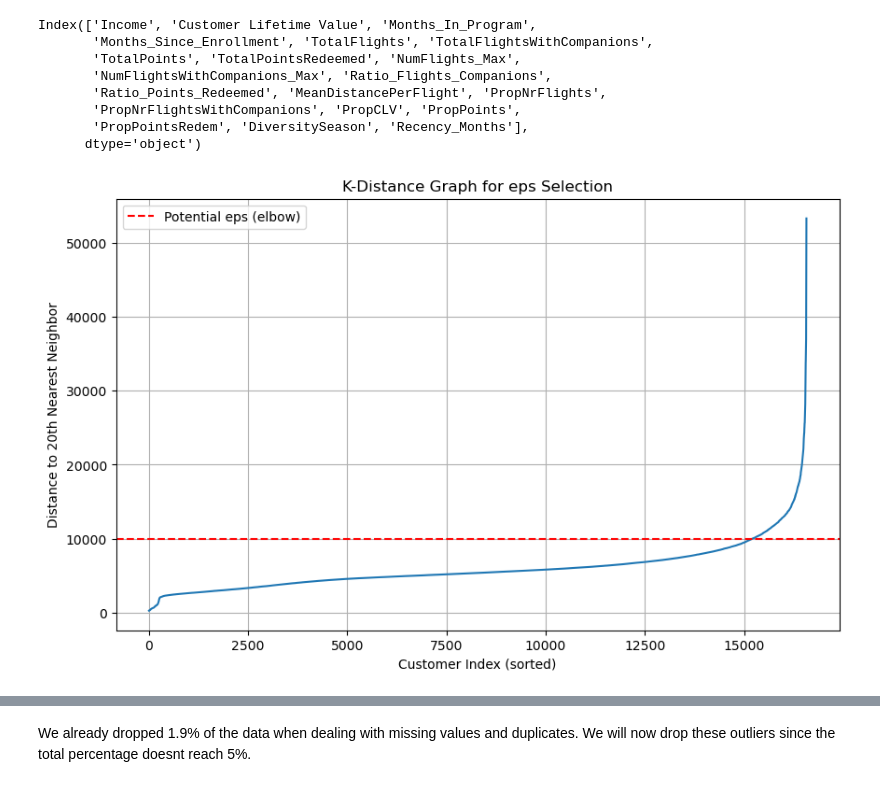
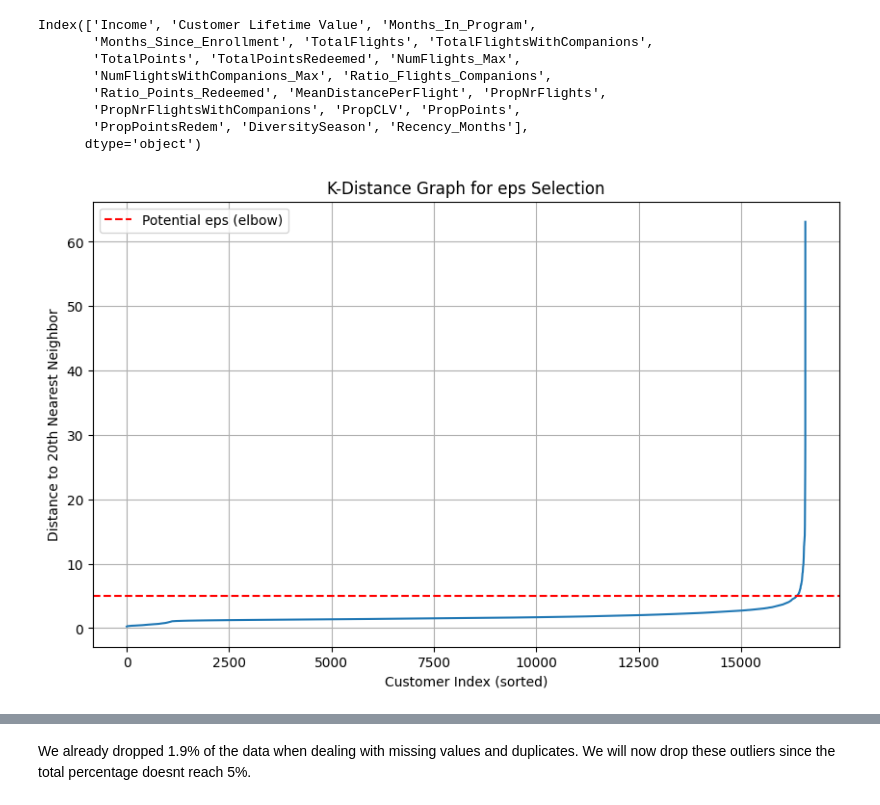
Before and after one commit to barbara-sousa-franco/Data-Mining-Project, a Jupyter notebook: Group24_Clustering_Code.ipynb, the cells around one changed output, grey strips where cells are left out. Cells and saved outputs as stored; diff of their text form; code cells hidden in the pictures.

Commit message:
correct scaling functions and outliers eps

```diff
--- a/Group24_Clustering_Code.ipynb
+++ b/Group24_Clustering_Code.ipynb
@@ -613,10 +612,12 @@ def scaling_features(data, method):
         scaled_data (DataFrame): The scaled data.
     """
 
-    data_to_scale = data.copy()
+    data_copy = data.copy()
 
-    metric_features = data_to_scale.select_dtypes(include=[np.number]).columns.tolist()
-    data_to_scale = data_to_scale[metric_features]
+    metric_features = data_copy.select_dtypes(include=[np.number]).columns.tolist()
+    non_metric_features = data_copy.drop(columns=metric_features).columns.tolist()
+
+    data_to_scale = data_copy[metric_features]
 
     if method == 'minmax':
         # Create a MinMaxScaler instance
@@ -636,10 +637,11 @@ def scaling_features(data, method):
 
     scaled = scaler.fit_transform(data_to_scale)
 
-    scaled_data = pd.DataFrame(scaled, columns=metric_features, index=data_to_scale.index)
+    scaled_data = pd.DataFrame(scaled, columns=metric_features, index=data_copy.index)
+    result = pd.concat([scaled_data, data_copy[non_metric_features]], axis=1)
 
-    return scaled_data
+    return result
 # %%
 #try the different scaling methods on all datasets to see which one works best with the clustering algorithms
 
-scaling_features(customers_merged, 'standard')
+df_scaled = scaling_features(customers_merged, 'standard')
@@ -659,0 +648,3 @@ scaling_features(customers_merged, 'standard')
+# %%
+customers_merged = df_scaled.copy()
+customers_merged
@@ -699,27 +704,27 @@ def get_rsq(df, features, labels):
 # %%
 # Find optimal eps using K-distance method
 nn_dbscan = NearestNeighbors(n_neighbors= 2 * len(metric_features)) # n_features * 2 as a rule of thumb
 nn_dbscan.fit(df_outlier_treat[metric_features])
 distances, _ = nn_dbscan.kneighbors(df_outlier_treat[metric_features]) # _ would be the indices of the n nearest neighbors, we only want the distances
 # matrix of n_samples x n_neighbors nearest neighbors distances
 distances = np.sort(distances[:, -1])
 # distances will be a 1D array of the distance for every sample to the n nearest neighbor, sorted
 
 
 plt.figure(figsize=(10,6))
 plt.plot(distances)
 plt.title("K-Distance Graph for eps Selection")
 plt.xlabel("Customer Index (sorted)")
 plt.ylabel("Distance to 20th Nearest Neighbor")
 plt.grid(True)
 
-plt.axhline(y=10_000, color='r', linestyle='--', label='Potential eps (elbow)')
+plt.axhline(y=5, color='r', linestyle='--', label='Potential eps (elbow)')
 # NEED TO ADJUST THE VALUE OF EPS BASED ON THE GRAPH
 # we choose the eps value at the elbow point
 
 plt.legend()
 plt.show()
 # %% [output]
-[figure, old version]
+[figure, new version]
 # %%
 # Perform DBSCAN clustering
```
Also changed, not shown: parts of 14 cells of this notebook.
